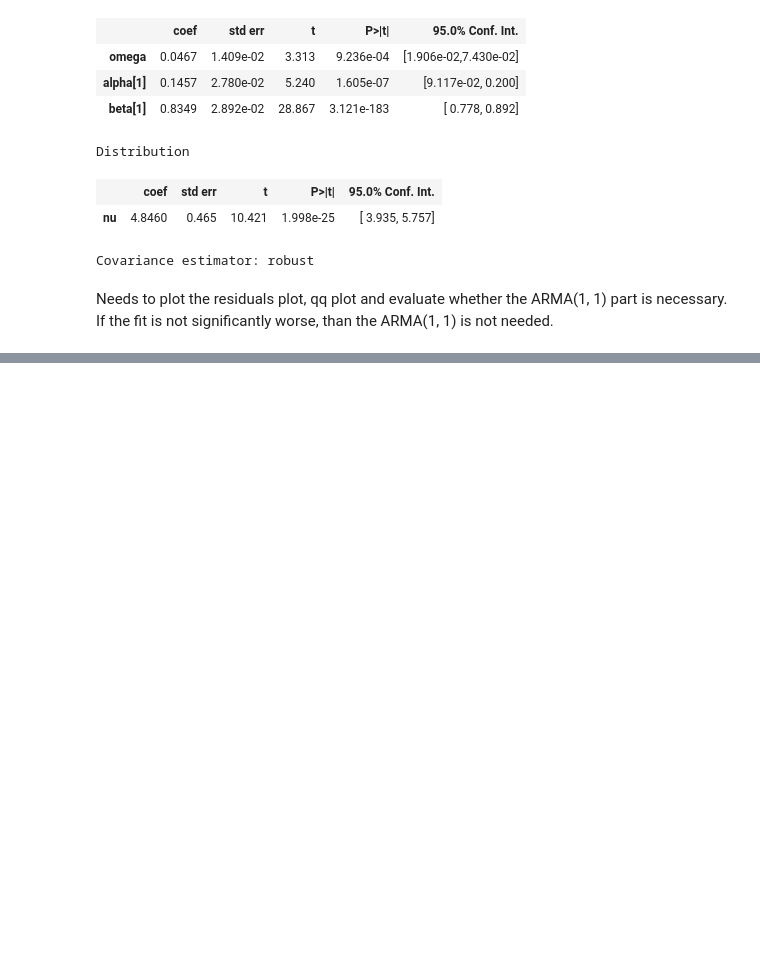
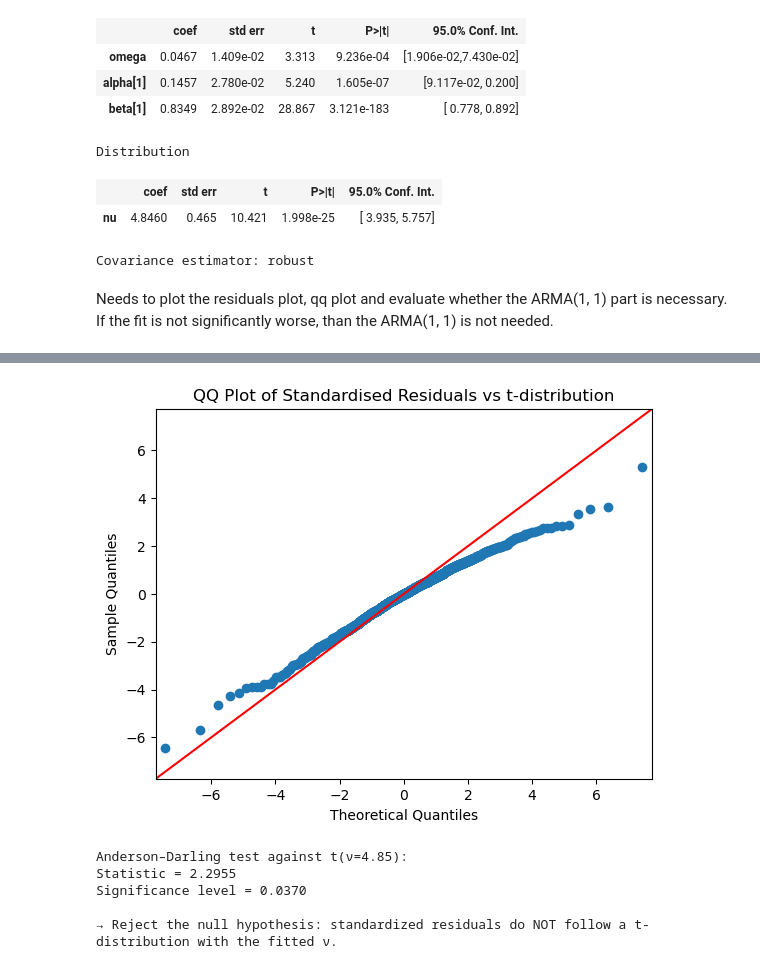
Before and after one commit to yibo-wang-25/QRM_Coursework_1, a Jupyter notebook: Part_A/code.ipynb, the cells around one changed output, grey strips where cells are left out. Saved outputs shown, nothing was run; the diff lists cells and outputs as text; code cells hidden in the pictures; blank space fills up the shorter version.

```diff
--- a/Part_A/code.ipynb
+++ b/Part_A/code.ipynb
@@ -636,0 +689,26 @@ Needs to plot the residuals plot, qq plot and evaluate whether the ARMA(1, 1) pa
+# %%
+sm.qqplot(std_resid2, dist=t, distargs=(nu,), line='45')
+plt.title('QQ Plot of Standardised Residuals vs t-distribution')
+plt.show()
+# %% [output]
+[figure, added]
+# %%
+t_sim2 = t.rvs(df=nu, loc=0, scale=scale2, size=50000, random_state=42)
+
+# Anderson–Darling k-sample test (z vs simulated t-dist)
+ad_stat2, crit_vals2, sig_level2 = anderson_ksamp([std_resid2, t_sim2])
+
+print(f"Anderson–Darling test against t(ν={nu:.2f}):\n"
+      f"Statistic = {ad_stat2:.4f}\n"
+      f"Significance level = {sig_level2:.4f}\n")
+
+if sig_level2 < 0.05:
+    print("→ Reject the null hypothesis: standardized residuals do NOT follow a t-distribution with the fitted ν.")
+else:
+    print("→ Fail to reject the null hypothesis: standardized residuals are CONSISTENT with a t-distribution with the fitted ν.")
+# %% [output]
+Anderson–Darling test against t(ν=4.85):
+Statistic = 2.2955
+Significance level = 0.0370
+
+→ Reject the null hypothesis: standardized residuals do NOT follow a t-distribution with the fitted ν.
```
Also changed, not shown: parts of 1 cell of this notebook.
